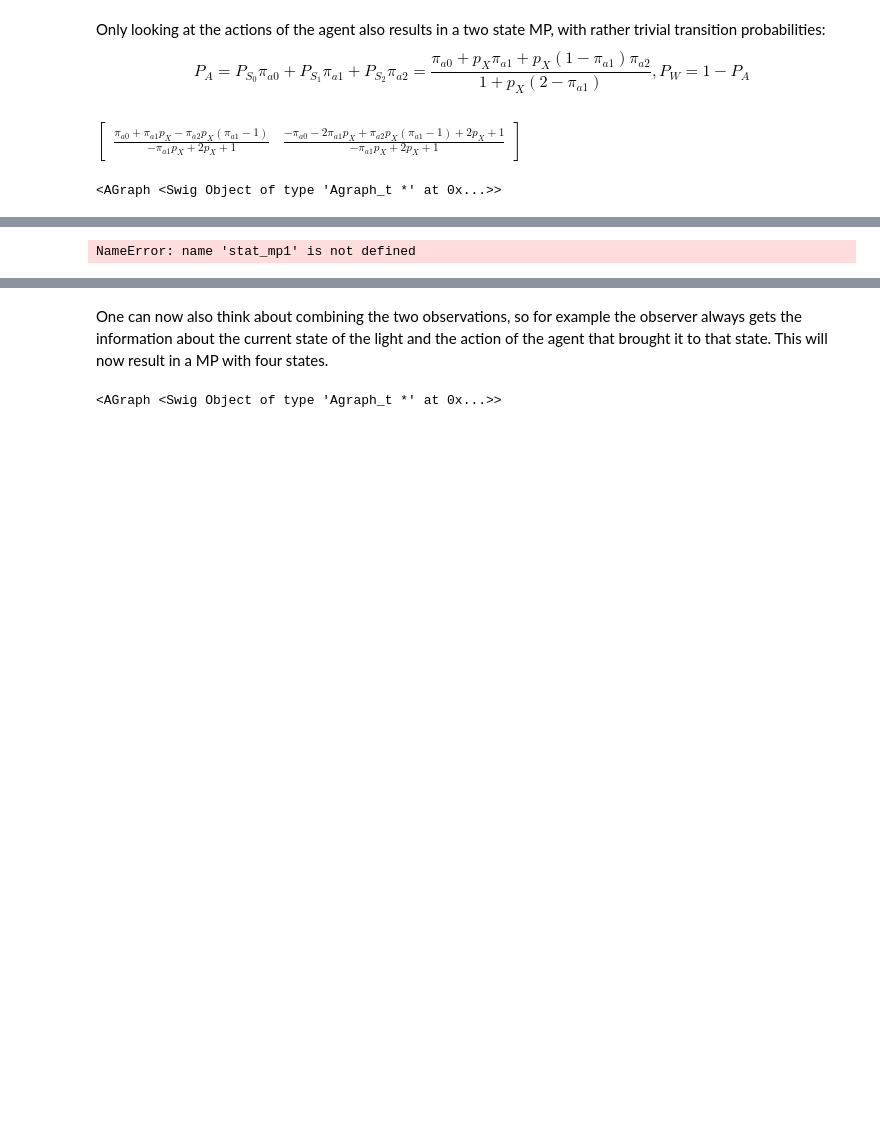
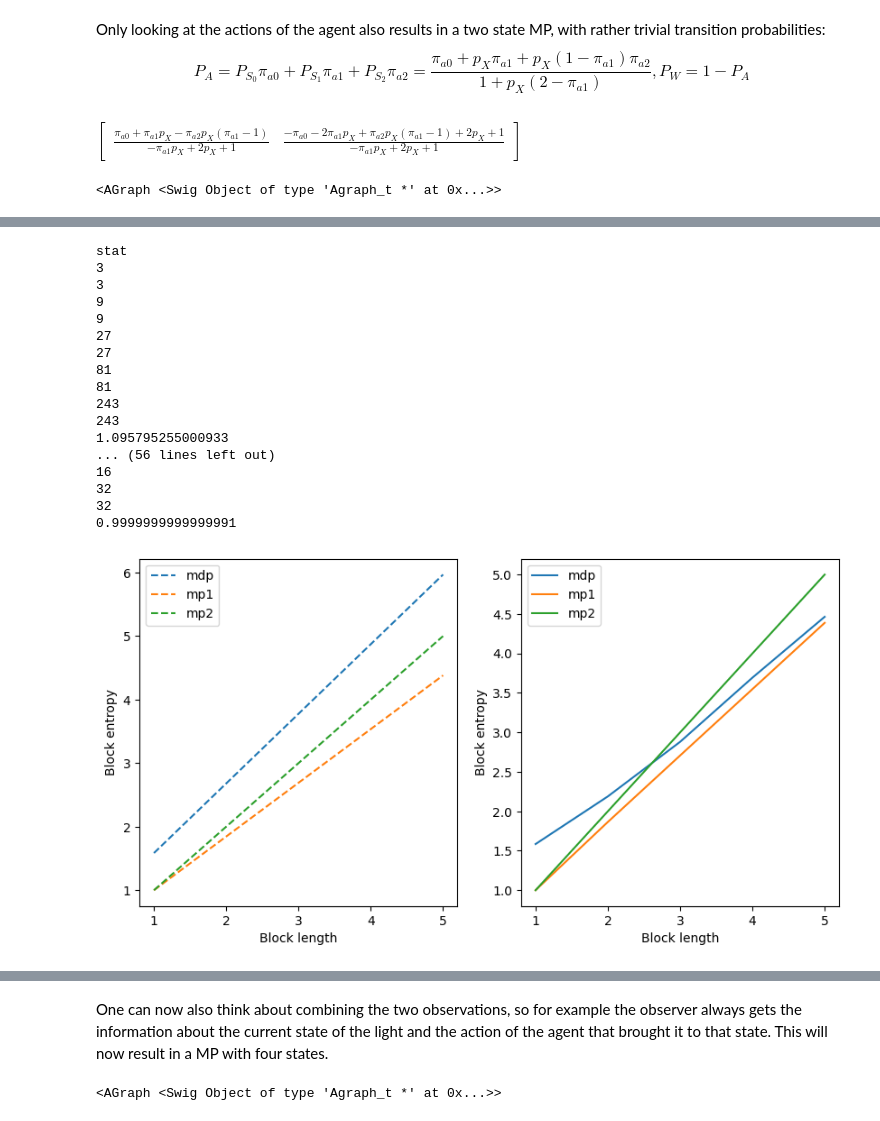
Before and after one commit to LukasPrader/BscThesis_Physics_uibk, a Jupyter notebook: POMDP_analysis.ipynb, the cells around one changed output, grey strips where cells are left out. Drawn from its saved outputs; the diff is of its cells as text; code cells hidden in the pictures; blank space fills up the shorter version.

```diff
--- a/POMDP_analysis.ipynb
+++ b/POMDP_analysis.ipynb
@@ -266,45 +321,104 @@ h_mp2 = sym.simplify(lp_static_mp_entropy_rate(stat_mp2, P_mp2))
 # %%
 import numpy as np
 import sympy as sym
+import scipy as sp
 import itertools
 import matplotlib.pyplot as plt
 
-def lp_block_entropy(obs_probs, block_length):
-    # get possible combinations of lengtth = block_length
-    blocks = list(itertools.product(range(len(obs_probs)), repeat = block_length))
+# P has to be (stationary) transition matrix
+def lp_block_entropy(P, block_length, s_init = None):
+    # get possible combinations of length = block_length
+    P_size = np.shape(P)[0]
+    blocks = list(itertools.product(range(P_size), repeat = block_length))
+    #print(len(blocks))
 
     # calculate probability for each possible block
     prob_blocks = list()
+    init_prob = np.ones(P_size)/P_size if s_init == None else s_init
     for block in blocks:
         prob_block = 1
         for l in range(block_length):
-            prob_block *= obs_probs[block[l]]
+            if l == 0:
+                prob_block *= init_prob[l]
+            else:
+                r = block[l-1]
+                prob_block *= P[r, block[l]]
         prob_blocks.append(prob_block)
+    print(len(prob_blocks))
+    if s_init is not None and block_length > 1:
+        #blocks = list(filter(lambda block: block[1] != 2, blocks))
+        print(blocks)
+        print(prob_blocks)
+
+    # renormalize probabilities if impossible combinations were present (p=0)
+    if 0 in prob_blocks: prob_blocks = list(filter(lambda p_b: p_b != 0, prob_blocks))
+    prob_blocks = [p_b / np.sum(prob_blocks) for p_b in prob_blocks]
+    print(len(prob_blocks))
+
+    if s_init is not None and block_length > 1:
+        print(prob_blocks)
 
     # calculate entropy
     H = sp.stats.entropy(prob_blocks, base = 2)
 
     return(H)
 
 vects = [stat_mdp, stat_mp1, stat_mp2]
 labels = ["mdp", "mp1", "mp2"]
+Ps = [P_mdp, P_mp1, P_mp2]
 
+plt.figure(figsize = (10, 5))
 for n, vect in enumerate(vects):
+    P_s = Ps[n]
     vars = [x, a0, a1, a2]
     vals = [0.25, 0.5, 0.5, 0.5]
     for i in range(len(vals)):
         vect = vect.subs(vars[i], vals[i])
+        P_s = P_s.subs(vars[i], vals[i])
     vect = np.array(vect).astype(np.float64)[0]
+    P_s = np.array(P_s).astype(np.float64)
+    mat = np.tile(vect, (len(vect),1))
 
-    lengths = range(1, 11)
-    block_ents = [lp_block_entropy(vect, l) for l in lengths]
+    lengths = range(1, 6)
+    plt.subplot(121)
+    print("stat")
+    block_ents = [lp_block_entropy(mat, l) for l in lengths]
+    print(block_ents[-1] - block_ents[-2])
+    plt.plot(lengths, block_ents, label = labels[n], ls = "--")
 
+    plt.subplot(122)
+    print("disc")
+    block_ents = [lp_block_entropy(P_s, l) for l in lengths]
+    print(block_ents[-1] - block_ents[-2], )
     plt.plot(lengths, block_ents, label = labels[n])
+plt.subplot(121)
 plt.xlabel("Block length")
 plt.ylabel("Block entropy")
 plt.legend()
+plt.subplot(122)
+plt.xlabel("Block length")
+plt.ylabel("Block entropy")
+plt.legend()
+plt.show()
 # %% [output]
-NameError: name 'stat_mp1' is not defined
+stat
+3
+3
+9
+9
+27
+27
+81
+81
+243
+243
+1.095795255000933
+... (56 lines left out)
+16
+32
+32
+0.9999999999999991
+[figure, added]
 # %%
 # visualize change in entropy rate with change in action parameters
 import numpy as np
```
Also changed, not shown: parts of 7 cells of this notebook, 1 other file.
